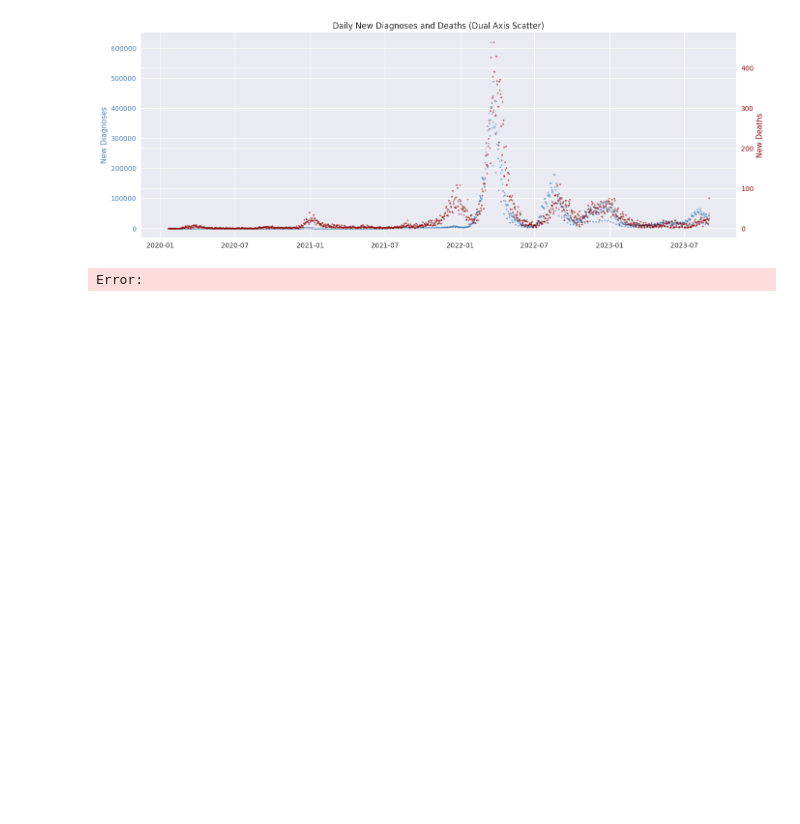
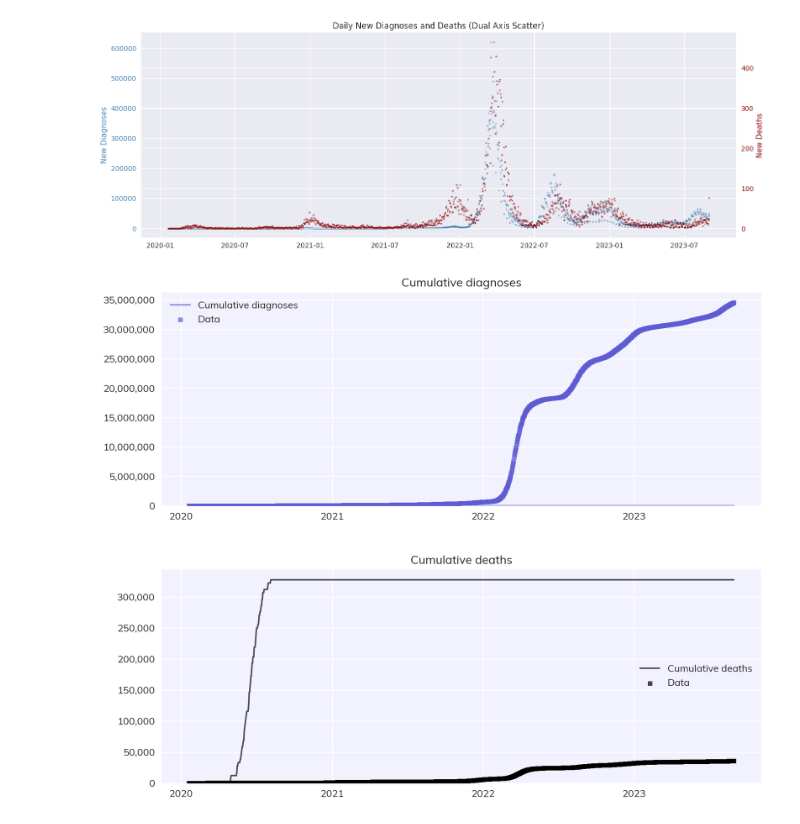
Before and after one commit to kimgeo/jhk_covasim4wastewater, a Jupyter notebook: simulation_korea/W2_Covasim_Korea.ipynb, the cells around one changed output. Cells and saved outputs as stored; diff of their text form; code cells hidden in the pictures; blank space fills up the shorter version.

```diff
--- a/simulation_korea/W2_Covasim_Korea.ipynb
+++ b/simulation_korea/W2_Covasim_Korea.ipynb
@@ -50,16 +50,17 @@ plt.show()
 # %%
 cv.options(jupyter=True, verbose=0)
 
 pars = dict(
-    pop_size  = 50_000_000,
+    pop_size  = 10_000,
+    pop_scale=51780000/10000,
     start_day = '2020-01-20',
     end_day   = '2023-08-31',
 )
 sim = cv.Sim(pars=pars, datafile='/mnt/c/Users/jhkim/OneDrive - The Scripps Research Institute/jhk_covasim4wastewater/simulation_korea/korea_clean_for_covasim.csv')
 sim.run()
 sim.plot(to_plot=['cum_diagnoses', 'cum_deaths'])
 # %% [output]
-Error:
+[figure, added]
 # %%
 # data prep
 df = covasim_df.copy()
```
Also changed, not shown: parts of 1 cell of this notebook.
